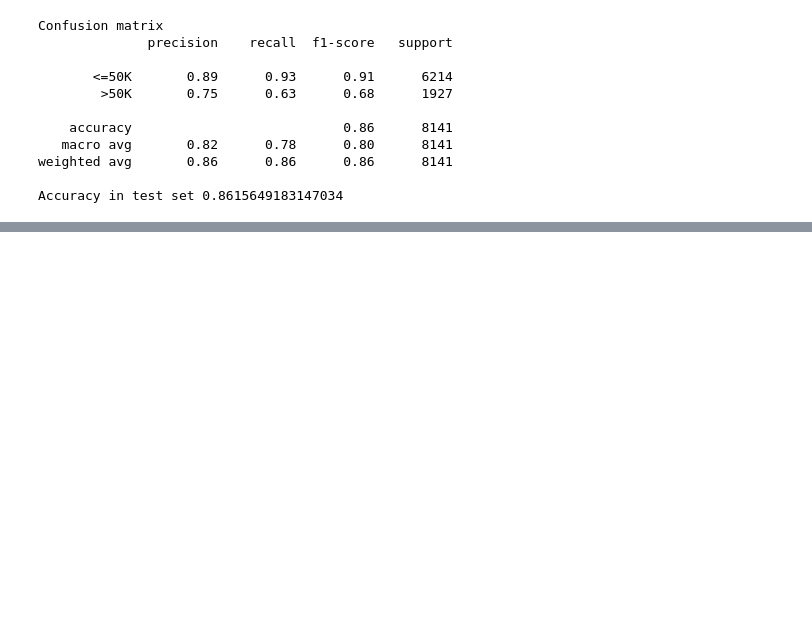
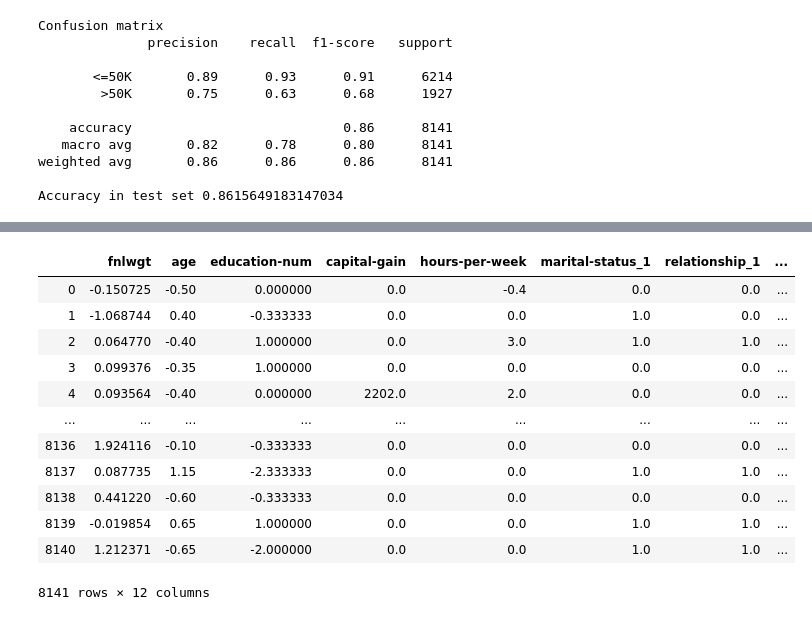
Before and after one commit to bollstradt/data_visualization_rfc, a Jupyter notebook: data_viz/Data visualization tutorial.ipynb, the cells around one changed output, grey strips where cells are left out. Cells and saved outputs as stored; diff of their text form; code cells hidden in the pictures; blank space fills up the shorter version.

```diff
--- a/data_viz/Data visualization tutorial.ipynb
+++ b/data_viz/Data visualization tutorial.ipynb
@@ -432,0 +459,20 @@ plt.show()
+# %%
+X_train_reduced = X_train[[list_valid]]
+X_train_reduced
+
+X_test_reduced = X_test[[list_valid]]
+X_test_reduced
+# %% [output]
+|  | fnlwgt | age | education-num | capital-gain | hours-per-week | marital-status_1 | relationship_1 | ... |
+| 0 | -0.150725 | -0.50 | 0.000000 | 0.0 | -0.4 | 0.0 | 0.0 | ... |
+| 1 | -1.068744 | 0.40 | -0.333333 | 0.0 | 0.0 | 1.0 | 0.0 | ... |
+| 2 | 0.064770 | -0.40 | 1.000000 | 0.0 | 3.0 | 1.0 | 1.0 | ... |
+| 3 | 0.099376 | -0.35 | 1.000000 | 0.0 | 0.0 | 0.0 | 0.0 | ... |
+| 4 | 0.093564 | -0.40 | 0.000000 | 2202.0 | 2.0 | 0.0 | 0.0 | ... |
+| ... | ... | ... | ... | ... | ... | ... | ... | ... |
+| 8136 | 1.924116 | -0.10 | -0.333333 | 0.0 | 0.0 | 0.0 | 0.0 | ... |
+| 8137 | 0.087735 | 1.15 | -2.333333 | 0.0 | 0.0 | 1.0 | 1.0 | ... |
+| 8138 | 0.441220 | -0.60 | -0.333333 | 0.0 | 0.0 | 0.0 | 0.0 | ... |
+| 8139 | -0.019854 | 0.65 | 1.000000 | 0.0 | 0.0 | 1.0 | 1.0 | ... |
+| 8140 | 1.212371 | -0.65 | -2.000000 | 0.0 | 0.0 | 1.0 | 1.0 | ... |
+8141 rows × 12 columns
```
Also changed, not shown: parts of 17 cells of this notebook.
